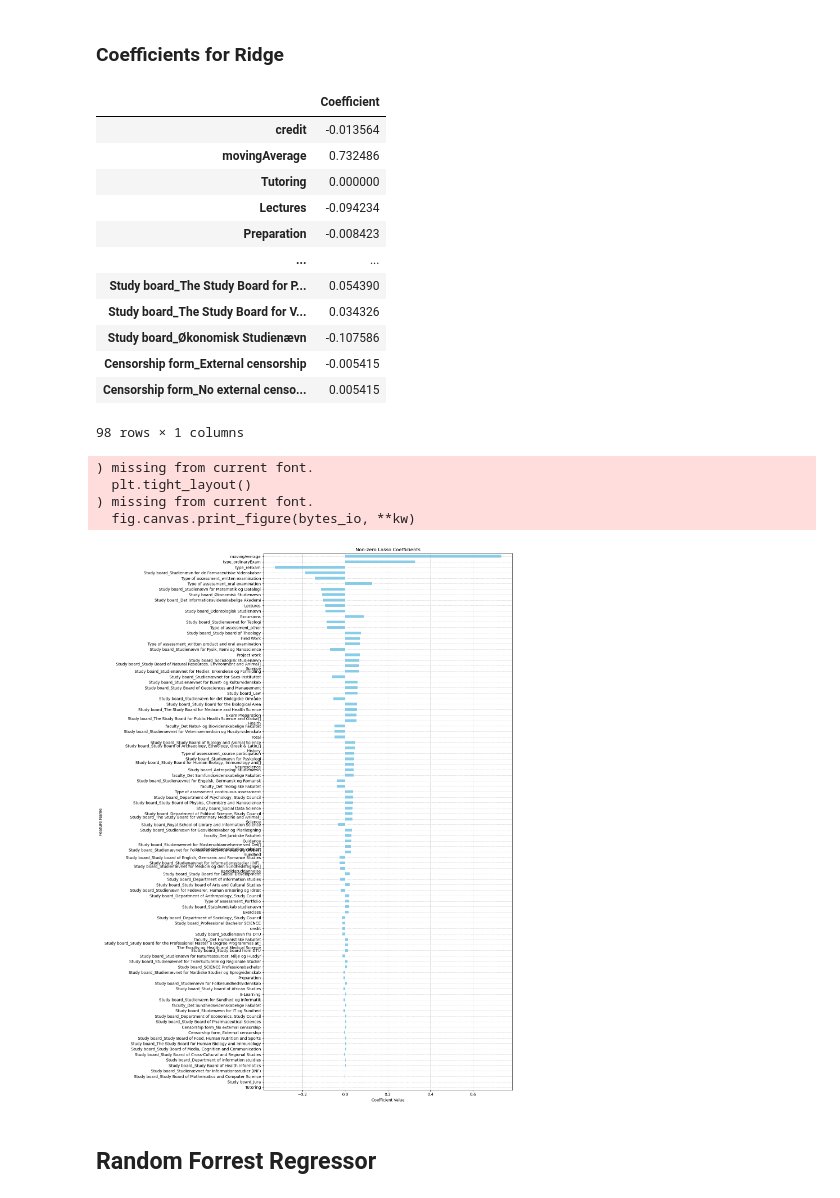
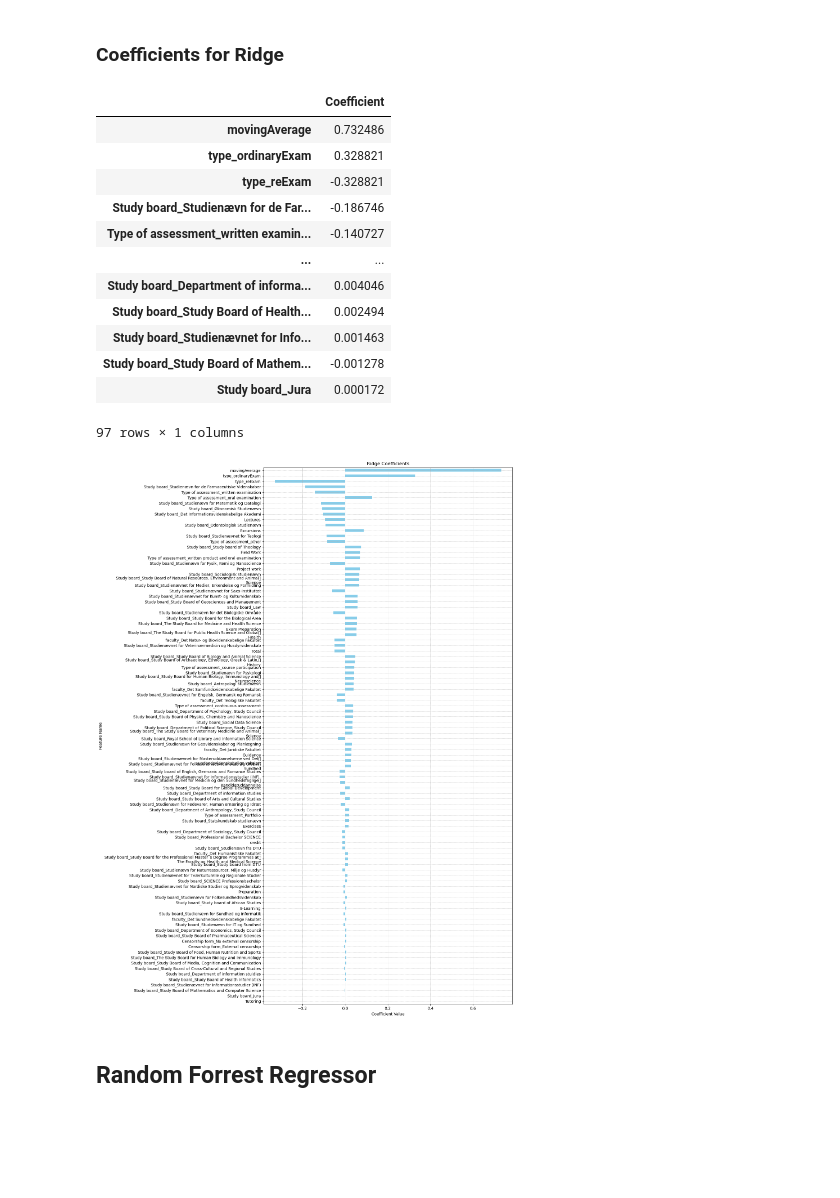
Before and after one commit to madsh0402/Isds-exam-project, a Jupyter notebook: Machine Learning models.ipynb, the cells around one changed output. Saved outputs shown, nothing was run; the diff lists cells and outputs as text; code cells hidden in the pictures; blank space fills up the shorter version.

```diff
--- a/Machine Learning models.ipynb
+++ b/Machine Learning models.ipynb
@@ -273,25 +263,26 @@ plt.show()
 # %%
 # Hent koefficienterne fra den optimale Lasso-model
 Ridge_coefficients = best_grid_Ridge.coef_
 
 # Opret en DataFrame for bedre læsbarhed
 coeff_df_ridge = pd.DataFrame(Ridge_coefficients, Input_values_list, columns=['Coefficient'])
+coeff_df_ridge = coeff_df_ridge.sort_values(by='Coefficient', key=lambda x: x.abs(), ascending=False)
 
-coeff_df_ridge
+coeff_df_ridge[:97]
 # %% [output]
 |  | Coefficient |
-| credit | -0.013564 |
 | movingAverage | 0.732486 |
-| Tutoring | 0.000000 |
-| Lectures | -0.094234 |
-| Preparation | -0.008423 |
+| type_ordinaryExam | 0.328821 |
+| type_reExam | -0.328821 |
+| Study board_Studienævn for de Far... | -0.186746 |
+| Type of assessment_written examin... | -0.140727 |
 | ... | ... |
-| Study board_The Study Board for P... | 0.054390 |
-| Study board_The Study Board for V... | 0.034326 |
-| Study board_Økonomisk Studienævn | -0.107586 |
-| Censorship form_External censorship | -0.005415 |
-| Censorship form_No external censo... | 0.005415 |
+| Study board_Department of informa... | 0.004046 |
+| Study board_Study Board of Health... | 0.002494 |
+| Study board_Studienævnet for Info... | 0.001463 |
+| Study board_Study Board of Mathem... | -0.001278 |
+| Study board_Jura | 0.000172 |
-98 rows × 1 columns
+97 rows × 1 columns
 # %%
 # Filter out zero coefficients
 non_zero_coeffs = coeff_df_ridge
@@ -310,11 +301,7 @@ plt.grid(True, which='both', linestyle='--', linewidth=0.5)
 plt.tight_layout()
 plt.show()
 # %% [output]
-) missing from current font.
-  plt.tight_layout()
-) missing from current font.
-  fig.canvas.print_figure(bytes_io, **kw)
-[figure, old version]
+[figure, new version]
 # %% [markdown]
 ## Random Forrest Regressor
 # %%
```
Also changed, not shown: parts of 3 cells of this notebook.
